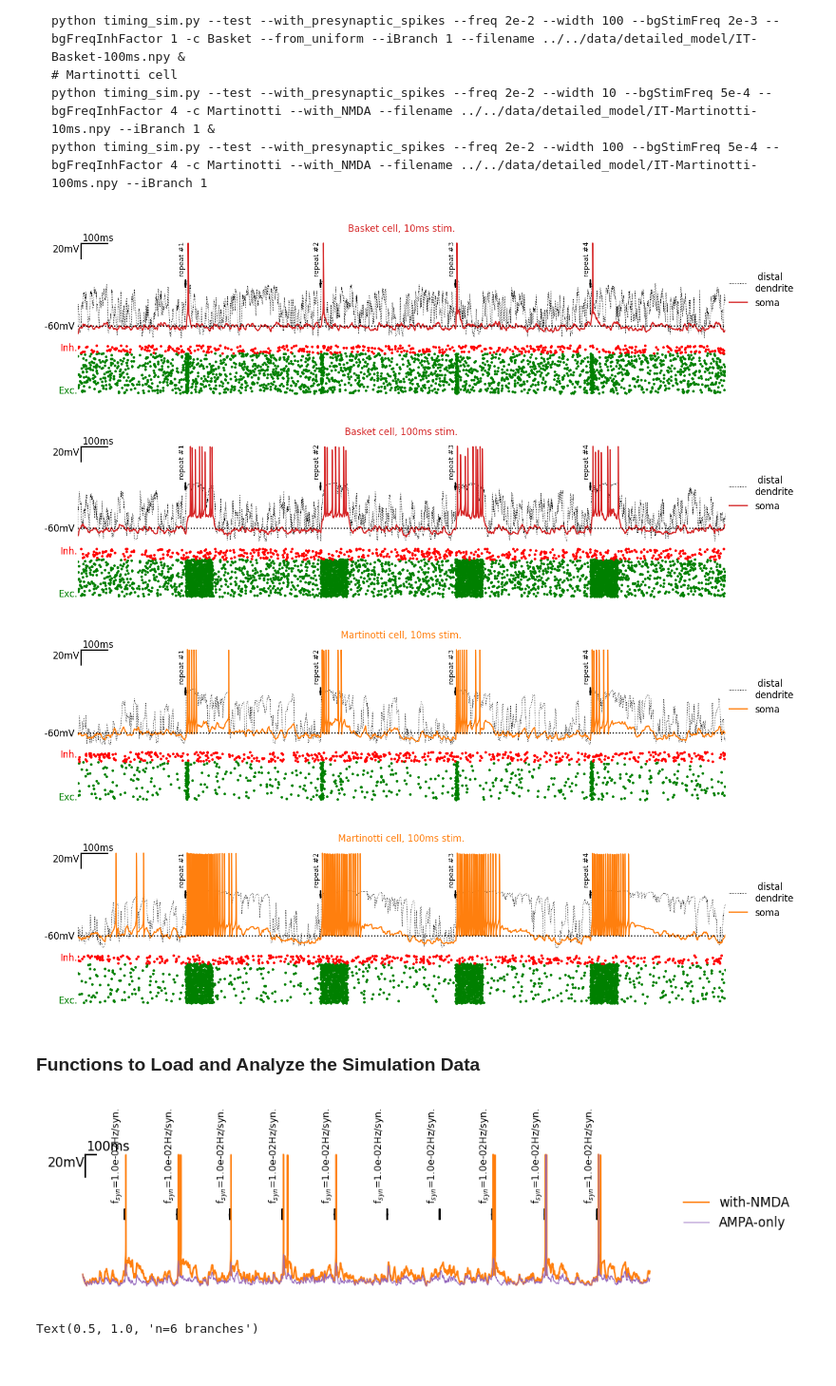
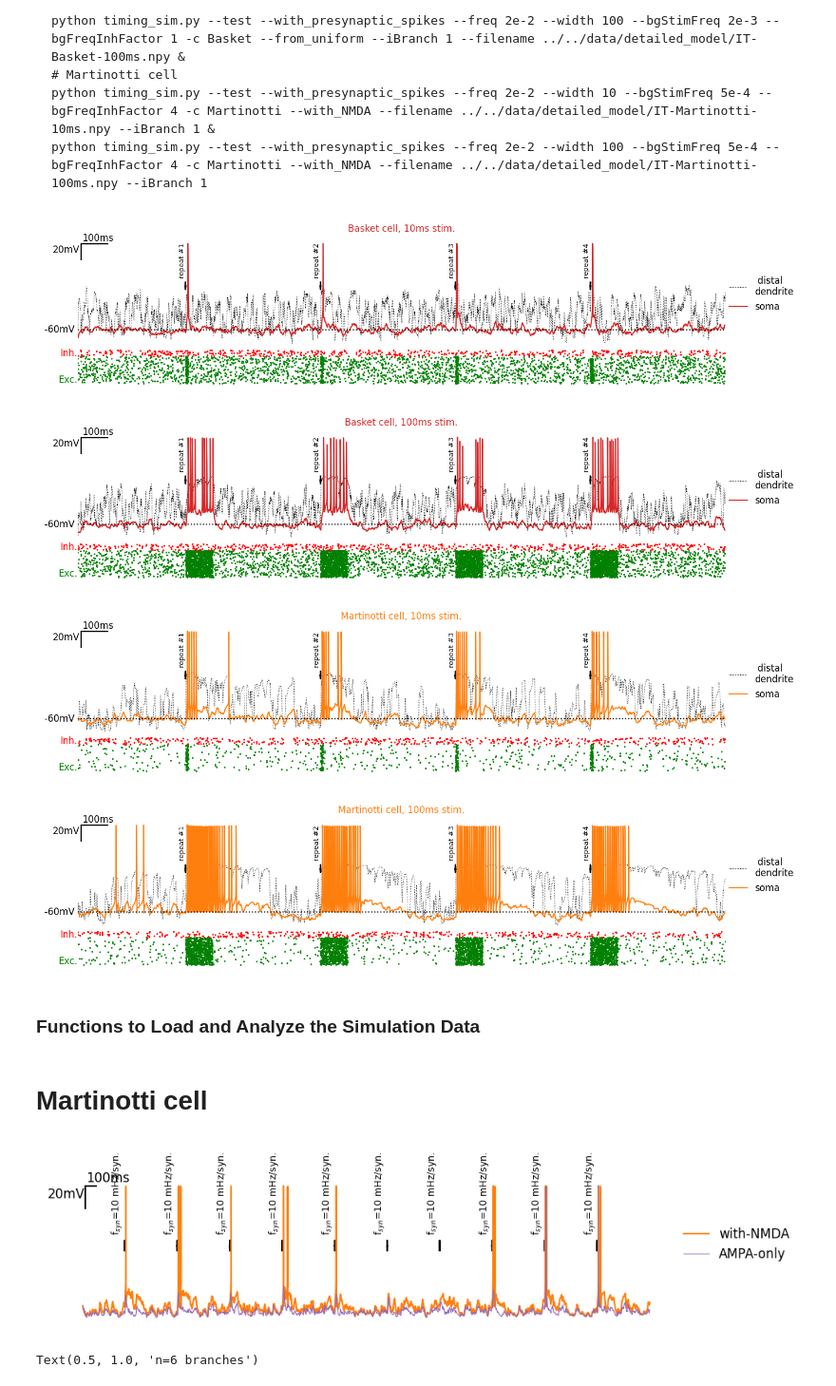
Before and after one commit to yzerlaut/pv-sst-dendrites, a Jupyter notebook: biophysical_modelling/detailed_model/Intensity-Timing-Analysis.ipynb, the cells around one changed output. Shown at 95% size. Drawn from its saved outputs; the diff is of its cells as text; code cells hidden in the pictures.

Commit message:
update intensity-width

```diff
--- a/biophysical_modelling/detailed_model/Intensity-Timing-Analysis.ipynb
+++ b/biophysical_modelling/detailed_model/Intensity-Timing-Analysis.ipynb
@@ -28,8 +31,8 @@ def plot(filename, title='', color='tab:purple'):
     results = np.load(filename, allow_pickle=True).item()
 
     t = np.arange(len(results['Vm_soma']))*results['dt']
-    fig, AX = pt.figure(axes_extents=[[(1,2)],[(1,1)]],
-                        figsize=(3,1), left=0, bottom=0., hspace=0.)
+    fig, AX = pt.figure(axes_extents=[[(1,3)],[(1,1)]],
+                        figsize=(3,0.7), left=0, bottom=0., hspace=0.)
     for r in range(int(results['nStimRepeat'])):
         tstart = results['t0']+r*results['ISI']
         pt.arrow(AX[0], [tstart, 0, 0, -10],
@@ -43,10 +46,10 @@ def plot(filename, title='', color='tab:purple'):
     pt.draw_bar_scales(AX[0], Xbar=100, Xbar_label='100ms', Ybar=20, Ybar_label='20mV')
     AX[0].legend(frameon=False, loc=(1, 0.3))
     for i, events in enumerate(results['presynaptic_exc_events']):
-        AX[1].plot(events, i*np.ones(len(events)), '.', color='g')
+        AX[1].plot(events, i*np.ones(len(events)), '.', color='g', ms=1)
     for i, events in enumerate(results['presynaptic_inh_events']):
         AX[1].plot(events, len(results['presynaptic_exc_events'])+i*np.ones(len(events)), '.',
-                   color='r')
+                   color='r', ms=1)
     pt.annotate(AX[1], 'Inh.', (0,1), ha='right', va='top', color='r')
     pt.annotate(AX[1], 'Exc.', (0,0), ha='right', va='bottom', color='g')
 
@@ -73,10 +76,10 @@ for cell, color in zip(['Basket', 'Martinotti'], ['tab:red', 'tab:orange']):
         plot('../../data/detailed_model/IT-%s-%s.npy' % (cell, time),
              title='%s cell, %s stim.' % (cell, time), color=color)
 # %% [output]
-[figure, old version]
+[figure, new version]
-[figure, old version]
+[figure, new version]
-[figure, old version]
+[figure, new version]
-[figure, old version]
+[figure, new version]
 # %% [markdown]
 ### Functions to Load and Analyze the Simulation Data
 # %%
@@ -122,7 +125,7 @@ def show_Vm_trace(sim,
         if (tstart>zoom[0]) and (tstart<zoom[1]):
             pt.arrow(ax, [tstart, 0, 0, -10],
                      head_width=4, head_length=5, width=0.1)
-            pt.annotate(ax, 'f$_{syn}$=%.1eHz/syn.' % freq, (tstart, 5),
+            pt.annotate(ax, 'f$_{syn}$=%i mHz/syn.' % (1e3*freq), (tstart, 5),
                         rotation=90, xycoords='data', fontsize=6, ha='right')
 
     ax.axis('off')
@@ -131,10 +134,10 @@ def show_Vm_trace(sim,
     return fig
 
 def extract_trials(sim,
-                  loc='soma',
-                  varied_key = 'with_NMDA',
-                  true_false_labels=['with-NMDA', 'without'],
-                  pre=-30, post=250):
+                   varied_key = 'with_NMDA',
+                   true_false_labels=['with-NMDA', 'without'],
+                   loc='soma',
+                   pre=-30, post=250):
     """
     returns elements of shape:
                VMs     (nBranch, nStims, nStimRepeat, nTimeSamples)
@@ -142,18 +145,19 @@ def extract_trials(sim,
     """
     sim.fetch_quantity_on_grid('Vm_%s' % loc, dtype=object)
     p = load_params_from(sim)
+    sim.dt = np.unique(p['dt'])[0]
 
-    T = np.arange(int(pre/p['dt']), int(post/p['dt']))*p['dt']
+    sim.T = np.arange(int(pre/sim.dt), int(post/sim.dt))*sim.dt
     nBranch = len(np.unique(sim.iBranch))
     nFreq = len(np.unique(sim.freq))
     nWidth = len(np.unique(sim.width))
-    VMs, SPIKEs, RATEs = {}, {}, {}
+    sim.VMs, sim.SPIKEs, sim.RATEs = {}, {}, {}
 
     for l, label in enumerate(true_false_labels):
 
-        VMs[label] = np.zeros((nFreq, nWidth, nBranch, int(p['nStimRepeat']), len(T)))
-        SPIKEs[label] = np.zeros((nFreq, nWidth, nBranch, int(p['nStimRepeat']), len(T)), dtype=int)
-        RATEs[label] = np.zeros((nFreq, nWidth, nBranch, int(p['nStimRepeat']), len(T)), dtype=float)
+        sim.VMs[label] = np.zeros((nFreq, nWidth, nBranch, int(p['nStimRepeat']), len(sim.T)))
+        sim.SPIKEs[label] = np.zeros((nFreq, nWidth, nBranch, int(p['nStimRepeat']), len(sim.T)), dtype=int)
+        sim.RATEs[label] = np.zeros((nFreq, nWidth, nBranch, int(p['nStimRepeat']), len(sim.T)), dtype=float)
 
         for iFreq, freq in enumerate(np.unique(sim.freq)):
             for iWidth, width in enumerate(np.unique(sim.width)):
@@ -164,13 +168,12 @@ def extract_trials(sim,
 
                     Vm = sim.get('Vm_%s' % loc, params)[0]
 
-                    _, VMs[label][iFreq, iWidth, iBranch, :, :],\
-                        SPIKEs[label][iFreq, iWidth, iBranch, :, :] = \
+                    _, sim.VMs[label][iFreq, iWidth, iBranch, :, :],\
+                        sim.SPIKEs[label][iFreq, iWidth, iBranch, :, :] = \
                             trial_alignement(Vm, p, pre=pre, post=post)
-                    RATEs[label][iFreq, iWidth, iBranch, :, :] =\
-                            1e3*SPIKEs[label][iFreq, iWidth, iBranch, :, :]/p['dt']
+                    sim.RATEs[label][iFreq, iWidth, iBranch, :, :] =\
+                            1e3*sim.SPIKEs[label][iFreq, iWidth, iBranch, :, :]/sim.dt
 
-    return T, VMs, SPIKEs, RATEs
 
 def trial_alignement(Vm, p,
                      spike_threshold=-20,
@@ -189,21 +192,24 @@ def trial_alignement(Vm, p,
         SPIKEs[r,1:][iSpks] = 1
 
     return T, VMs, SPIKEs
+# %% [markdown]
+# Martinotti cell
 # %%
-sim = Parallel(\
+simM = Parallel(\
         filename='../../data/detailed_model/TimingStim_sim_Martinotti.zip')
-sim.load()
+simM.load()
+extract_trials(simM)
 # %%
 t0 = 0
-fig = show_Vm_trace(sim,
+fig = show_Vm_trace(simM,
                     iBranch=2, width=10,
                     zoom=[t0,t0+8000],
               varied_key = 'with_NMDA',
               plot = {'with-NMDA':{'varied_key':True,
                                    'color':'tab:orange',
                                    'lw':1.0},
                       'AMPA-only':{'varied_key':False,
                                    'color':'tab:purple',
                                    'lw':0.5}})
 # %% [output]
-[figure, old version]
+[figure, new version]
```
Also changed, not shown: parts of 12 cells of this notebook.
